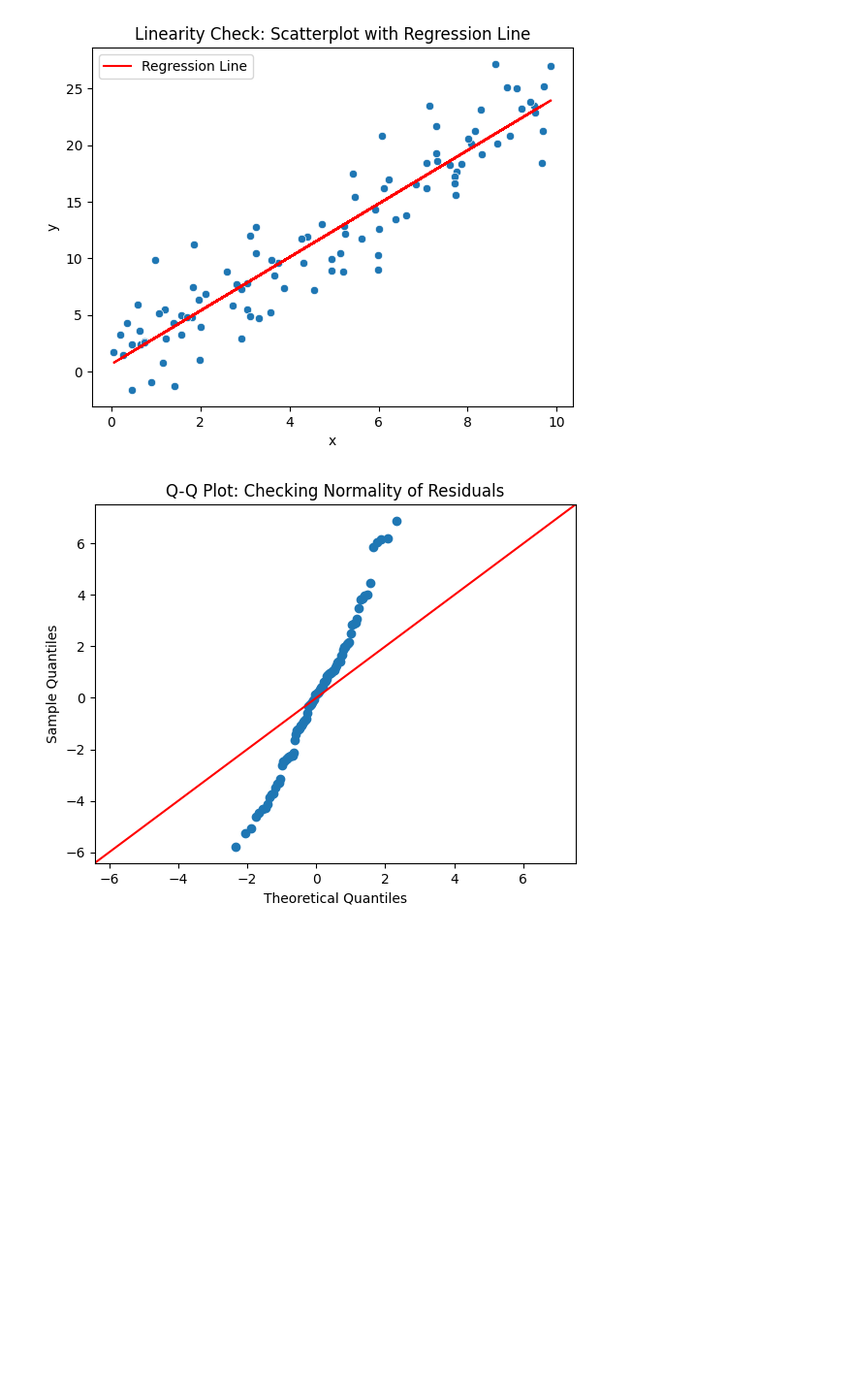
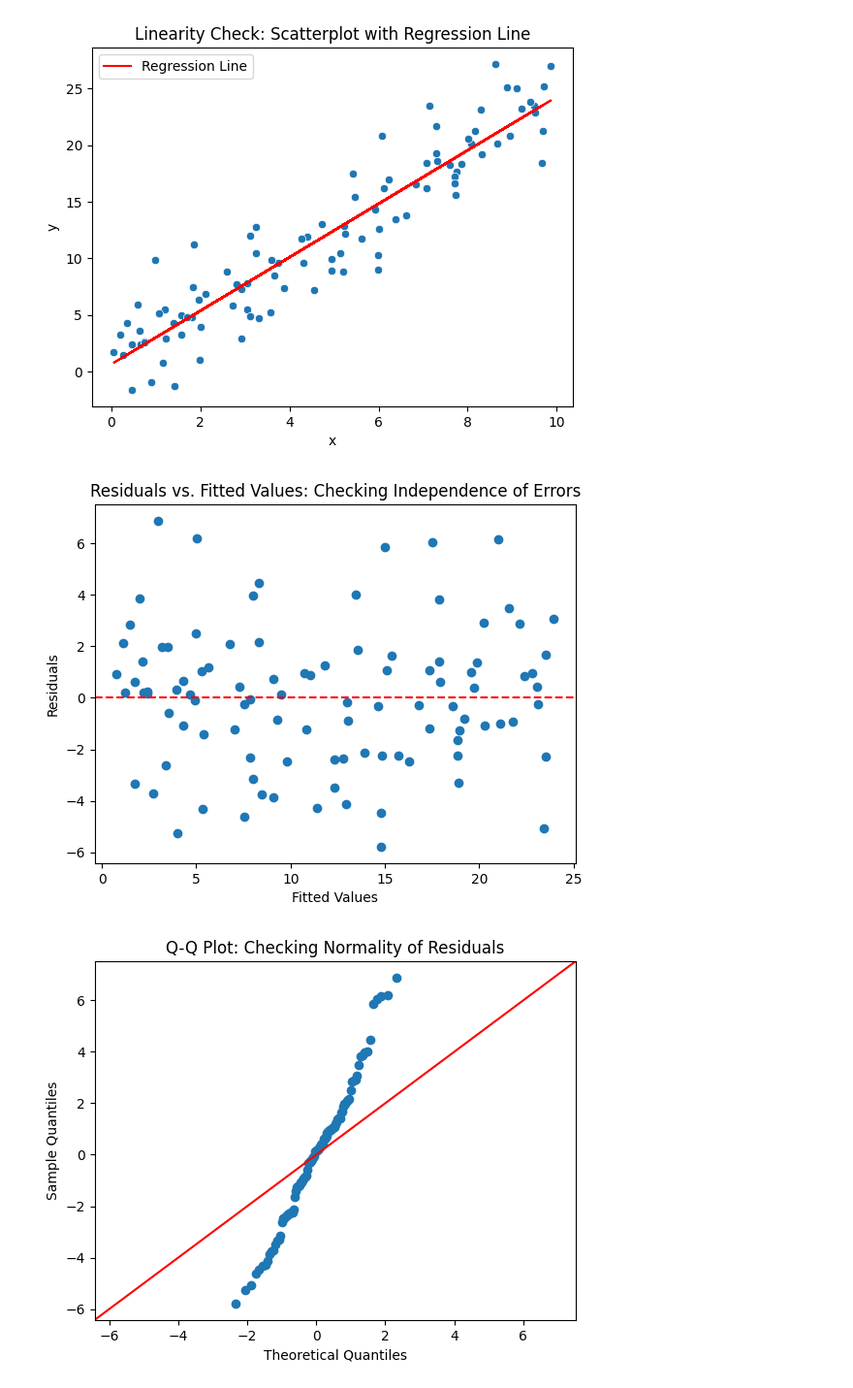
Before and after one commit to marhas109/ds06_mod2, a Jupyter notebook: mod2_techlesson_linear_assumptions.ipynb, the cells around one changed output. Shown: that part at 97% size. Saved outputs shown, nothing was run; the diff lists cells and outputs as text; code cells hidden in the pictures; blank space fills up the shorter version.

```diff
--- a/mod2_techlesson_linear_assumptions.ipynb
+++ b/mod2_techlesson_linear_assumptions.ipynb
@@ -40,6 +40,15 @@ plt.legend()
 plt.show()
 # %% [output]
 [figure]
+# %%
+plt.scatter(data['y_pred'], residuals)
+plt.axhline(0, color='red', linestyle='--')
+plt.title("Residuals vs. Fitted Values: Checking Independence of Errors")
+plt.xlabel('Fitted Values')
+plt.ylabel('Residuals')
+plt.show()
+# %% [output]
+[figure, added]
 # %%
 sm.qqplot(residuals, line='45')
 plt.title('Q-Q Plot: Checking Normality of Residuals')
```
